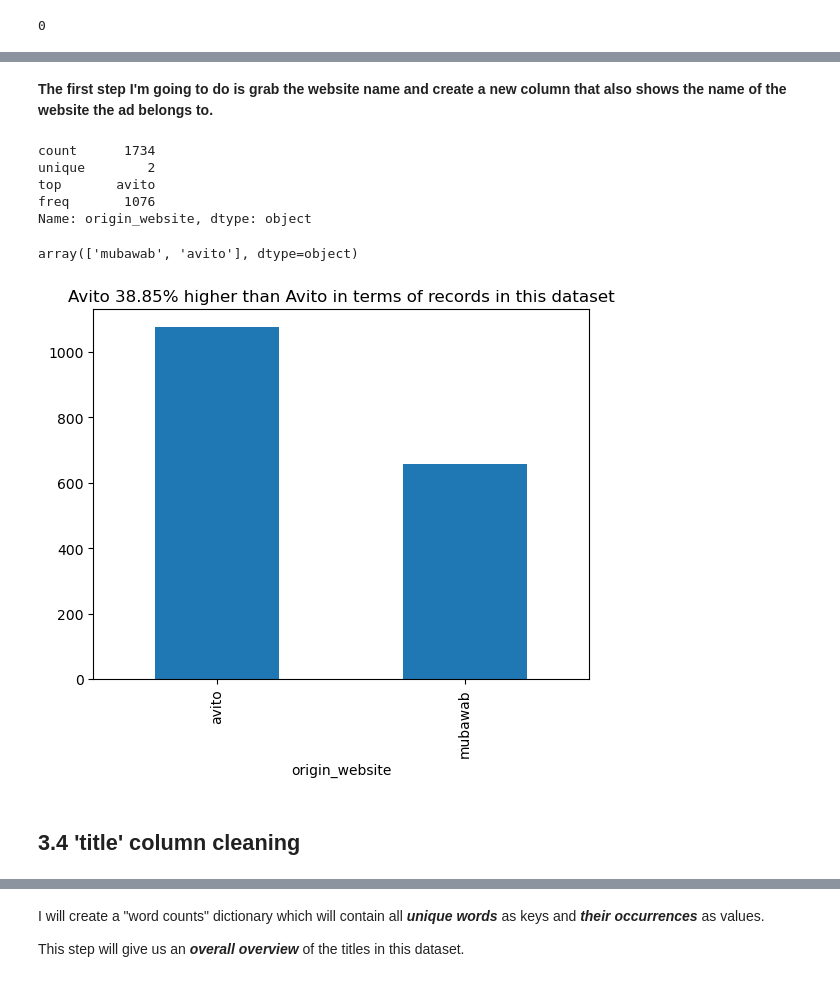
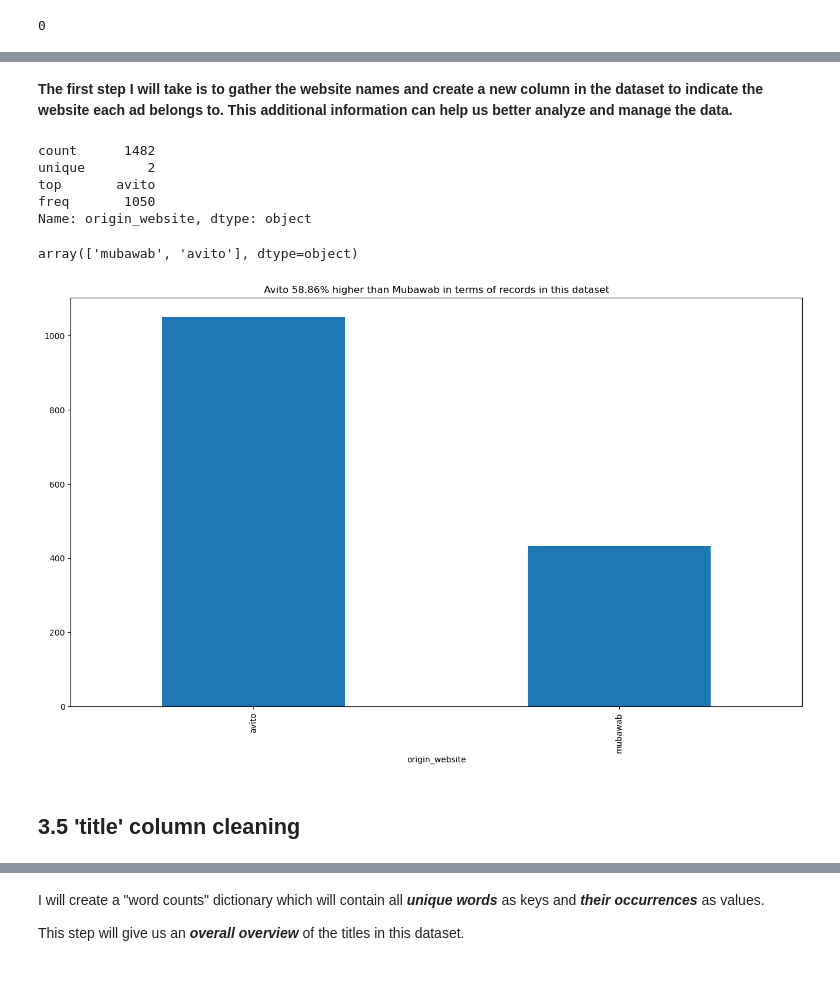
Before and after one commit to afandigit/Market-Housing, a Jupyter notebook: Mubawab Data Preparation and Analysis.ipynb, the cells around one changed output, grey strips where cells are left out. Cells and saved outputs as stored; diff of their text form; code cells hidden in the pictures.

Commit message:
I made progress in data cleaning and analysis - adding new columns

```diff
--- a/Mubawab Data Preparation and Analysis.ipynb
+++ b/Mubawab Data Preparation and Analysis.ipynb
@@ -50,10 +50,13 @@ import pandas as pd
 import numpy as np
 import re
 from matplotlib import pyplot as plt
+plt.rcParams['figure.figsize'] = [16, 9]
+
 from collections import Counter
 import nltk
 from nltk.corpus import stopwords
 import seaborn as sns
+from datetime import datetime, timedelta
 # %%
 nltk.download('stopwords')
 # %% [output]
@@ -159,0 +198,3 @@ memory usage: 122.1+ KB
+# %%
+mh_dataset = mh_dataset[~mh_dataset['advertisement_url'].duplicated()]
+mh_dataset.reset_index(drop=True, inplace=True)
@@ -159,0 +231,3 @@ memory usage: 122.1+ KB
+# %%
+mh_dataset = mh_dataset[~mh_dataset['title'].duplicated()]
+mh_dataset.reset_index(drop=True, inplace=True)
@@ -269,14 +368,14 @@ Name: advertisement_url, Length: 1734, dtype: object
 # %% [markdown]
-**The first step I'm going to do is grab the website name and create a new column that also shows the name of the website the ad belongs to.**
+**The first step I will take is to gather the website names and create a new column in the dataset to indicate the website each ad belongs to. This additional information can help us better analyze and manage the data.**
 # %%
 mh_dataset['origin_website'] = mh_dataset['advertisement_url'].apply(lambda x: x.split('.')[1])
 # %%
 mh_dataset['origin_website'].describe()
 # %% [output]
-count      1734
+count      1482
 unique        2
 top       avito
-freq       1076
+freq       1050
 Name: origin_website, dtype: object
 # %%
 mh_dataset['origin_website'].unique()
@@ -296,9 +395,9 @@ lowest_count = {
 r = (100 * (highest_count["value"] - lowest_count["value"])) / highest_count["value"]
 # %%
 mh_dataset['origin_website'].value_counts().plot(kind='bar')
-plt.title(f"{highest_count['name'].capitalize()} {round(r, 2)}% higher than {highest_count['name'].capitalize()} in terms of records in this dataset")
+plt.title(f"{highest_count['name'].capitalize()} {round(r, 2)}% higher than {lowest_count['name'].capitalize()} in terms of records in this dataset")
 plt.show()
 # %% [output]
-[figure, old version]
+[figure, new version]
 # %% [markdown]
-## 3.4 'title' column cleaning
+## 3.5 'title' column cleaning
```
Also changed, not shown: parts of 84 cells of this notebook.
